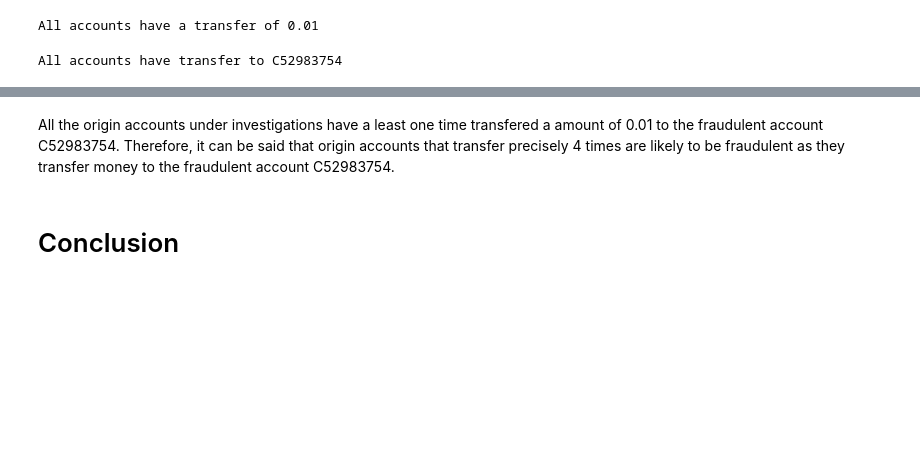
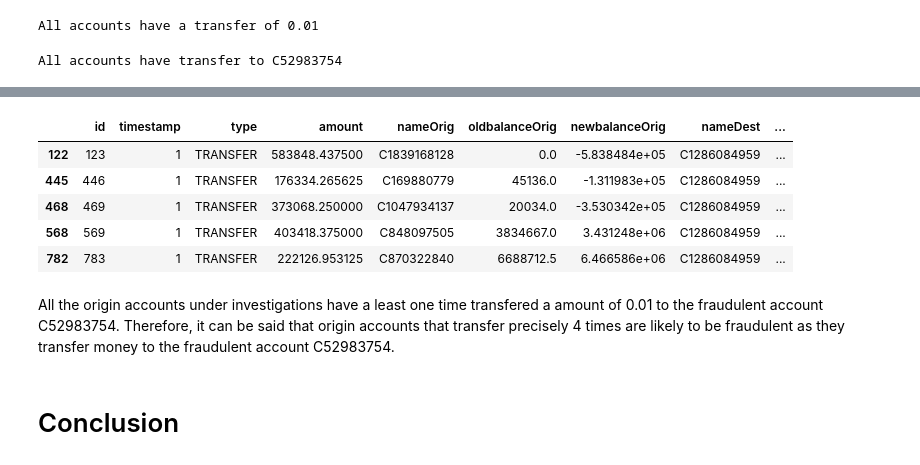
Before and after one commit to eboateng/FoDA, a Jupyter notebook: Assignment 1/Assignment1_group2.ipynb, the cells around one changed output, grey strips where cells are left out. Cells and saved outputs as stored; diff of their text form; code cells hidden in the pictures; blank space fills up the shorter version.

```diff
--- a/Assignment 1/Assignment1_group2.ipynb
+++ b/Assignment 1/Assignment1_group2.ipynb
@@ -569,0 +613,2 @@ All accounts have transfer to C52983754
+# %%
+acc = df.loc[(df['nameOrig'] == 'C1286084959')| (df['nameDest'] == 'C1286084959')]
@@ -569,0 +667,9 @@ All accounts have transfer to C52983754
+# %%
+acc.head()
+# %% [output]
+|  | id | timestamp | type | amount | nameOrig | oldbalanceOrig | newbalanceOrig | nameDest | ... |
+| 122 | 123 | 1 | TRANSFER | 583848.437500 | C1839168128 | 0.0 | -5.838484e+05 | C1286084959 | ... |
+| 445 | 446 | 1 | TRANSFER | 176334.265625 | C169880779 | 45136.0 | -1.311983e+05 | C1286084959 | ... |
+| 468 | 469 | 1 | TRANSFER | 373068.250000 | C1047934137 | 20034.0 | -3.530342e+05 | C1286084959 | ... |
+| 568 | 569 | 1 | TRANSFER | 403418.375000 | C848097505 | 3834667.0 | 3.431248e+06 | C1286084959 | ... |
+| 782 | 783 | 1 | TRANSFER | 222126.953125 | C870322840 | 6688712.5 | 6.466586e+06 | C1286084959 | ... |
```
Also changed, not shown: parts of 10 cells of this notebook.
